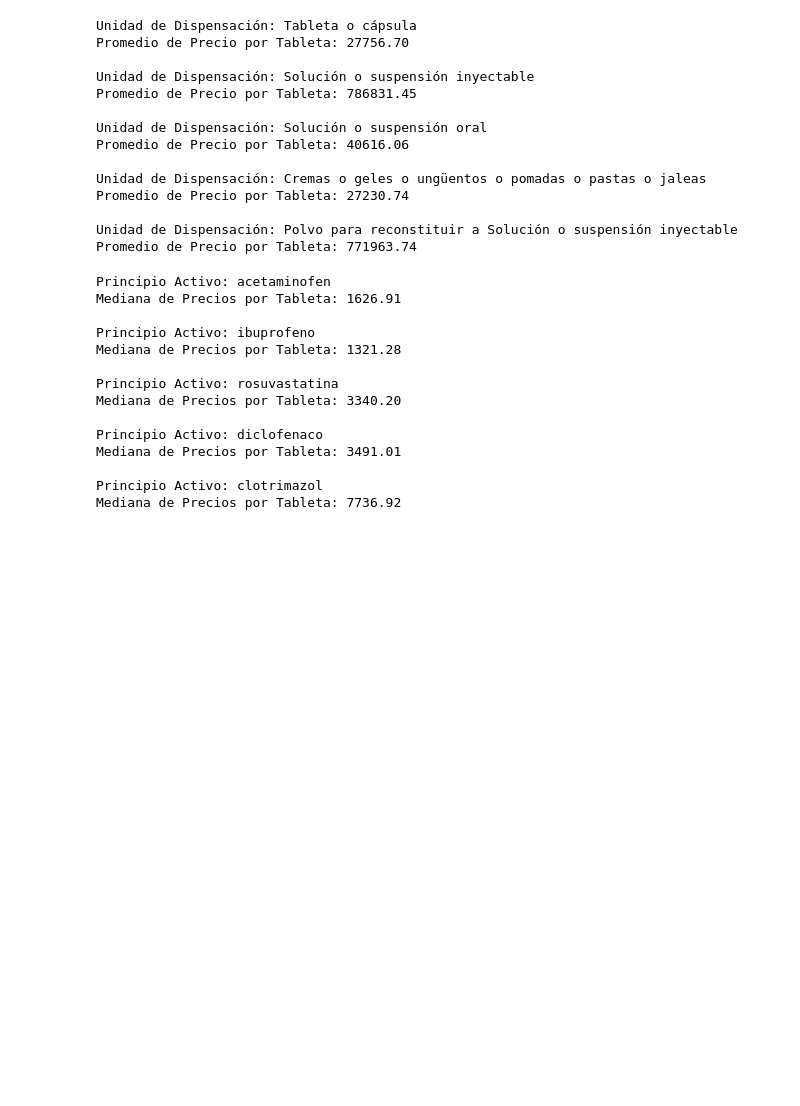
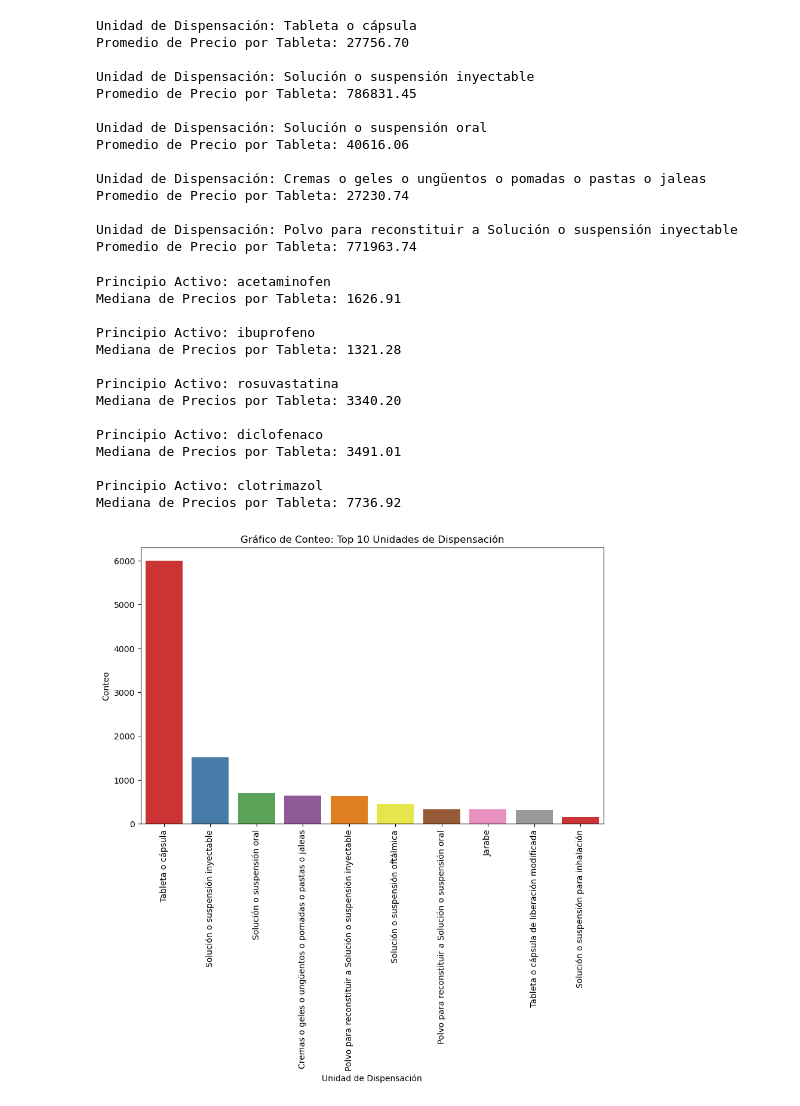
Before and after one commit to Cristian-UdeA/Acompa-amiento_grupo1_ciencia_de_datos, a Jupyter notebook: df_python.ipynb, the cells around one changed output. Cells and saved outputs as stored; diff of their text form; code cells hidden in the pictures; blank space fills up the shorter version.

```diff
--- a/df_python.ipynb
+++ b/df_python.ipynb
@@ -471,0 +476,17 @@ Mediana de Precios por Tableta: 7736.92
+# %%
+# 10 most common dispensing units
+top_dispensacion = df["unidad_de_dispensacion"].value_counts().head(10).index
+# %%
+# Filter the DataFrame to include only the top 10 dispensing units
+df_top_dispensacion = df[df["unidad_de_dispensacion"].isin(top_dispensacion)]
+# %%
+# Graph of dispensing unit count (top 10)
+plt.figure(figsize=(10, 6))
+sns.countplot(data=df_top_dispensacion, x="unidad_de_dispensacion", palette="Set1", order=top_dispensacion)
+plt.title("Gráfico de Conteo: Top 10 Unidades de Dispensación")
+plt.xlabel("Unidad de Dispensación")
+plt.ylabel("Conteo")
+plt.xticks(rotation=90)
+plt.show()
+# %% [output]
+[figure, added]
```
Also changed, not shown: parts of 12 cells of this notebook, 1 other file.
